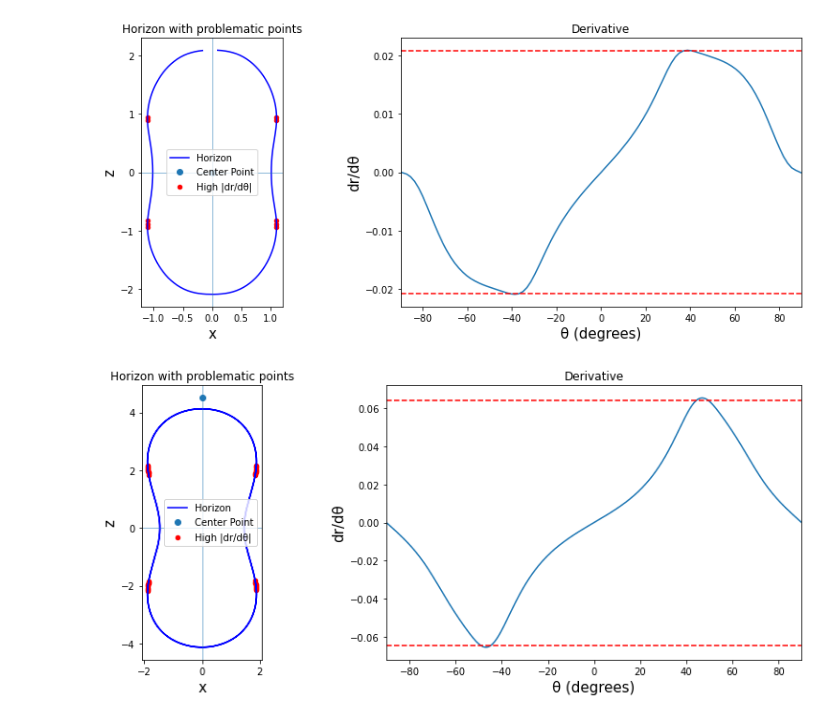
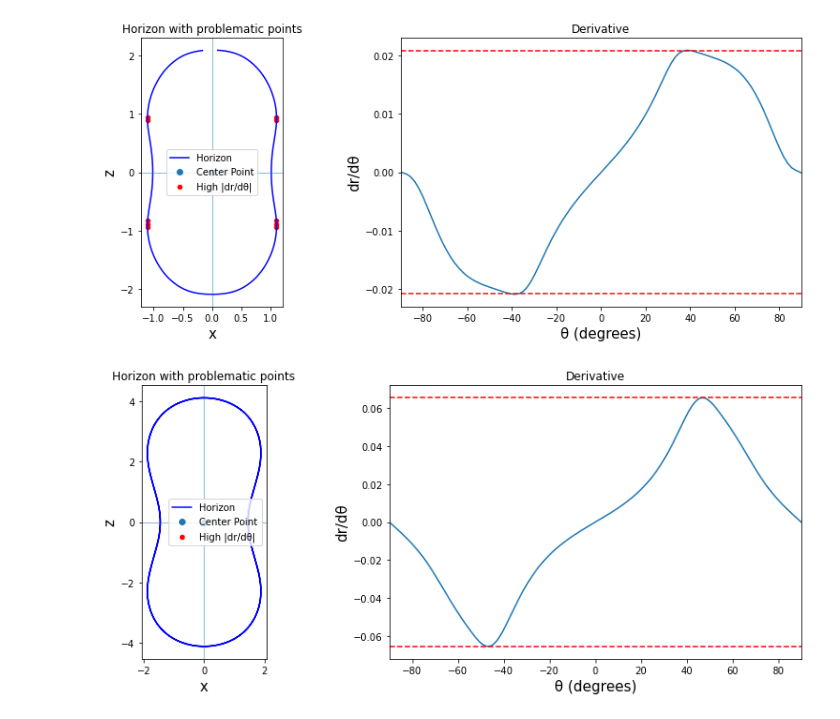
Before and after one commit to Ashix122/BSMS_thesis, a Jupyter notebook: notebooks/horizon_peanut.ipynb, the cells around one changed output. Drawn from its saved outputs; the diff is of its cells as text; code cells hidden in the pictures.

```diff
--- a/notebooks/horizon_peanut.ipynb
+++ b/notebooks/horizon_peanut.ipynb
@@ -206,7 +206,7 @@ dr_dtheta = np.gradient(r_binned, theta_deg)
 # =========================
 # Find problematic points
 # =========================
-threshold = np.percentile(np.abs(dr_dtheta), 95)  # top 5%
+threshold = np.percentile(np.abs(dr_dtheta), 100)  # top 5%
 bad = np.abs(dr_dtheta) > threshold
 
 # =========================
@@ -219,32 +219,32 @@ plt.subplot(1,2,1)
 plt.plot(x_curve, z_curve, 'b', label="Horizon")
 
 # highlight problematic points
 plt.scatter(x_binned[bad], z_binned[bad],
             color='red', s=20, label="High |dr/dθ|")
 
 plt.axhline(0, linewidth=0.5)
 plt.axvline(0, linewidth=0.5)
 
 plt.gca().set_aspect('equal')
 plt.xlabel("x",fontsize=15)
 plt.ylabel("z",fontsize=15)
 plt.title("Horizon with problematic points")
-plt.plot(0, 4.5, 'o',label="Center Point")
+plt.plot(0, 0, 'o',label="Center Point")
 
 plt.legend()
   # 'o' creates a dot
 # --- Derivative plot ---
 plt.subplot(1,2,2)
 plt.plot(theta_deg, dr_dtheta)
 plt.axhline(threshold, color='r', linestyle='--')
 plt.axhline(-threshold, color='r', linestyle='--')
 plt.xlim(-90,90)
 #plt.ylim(-0.6,0.6)
 plt.xlabel("θ (degrees)",fontsize=15)
 plt.ylabel("dr/dθ",fontsize=15)
 plt.title("Derivative")
 plt.savefig("peanutnonproblematic.pdf")
 plt.tight_layout()
 plt.show()
 # %% [output]
-[figure, old version]
+[figure, new version]
```
Also changed, not shown: 15 other files.
